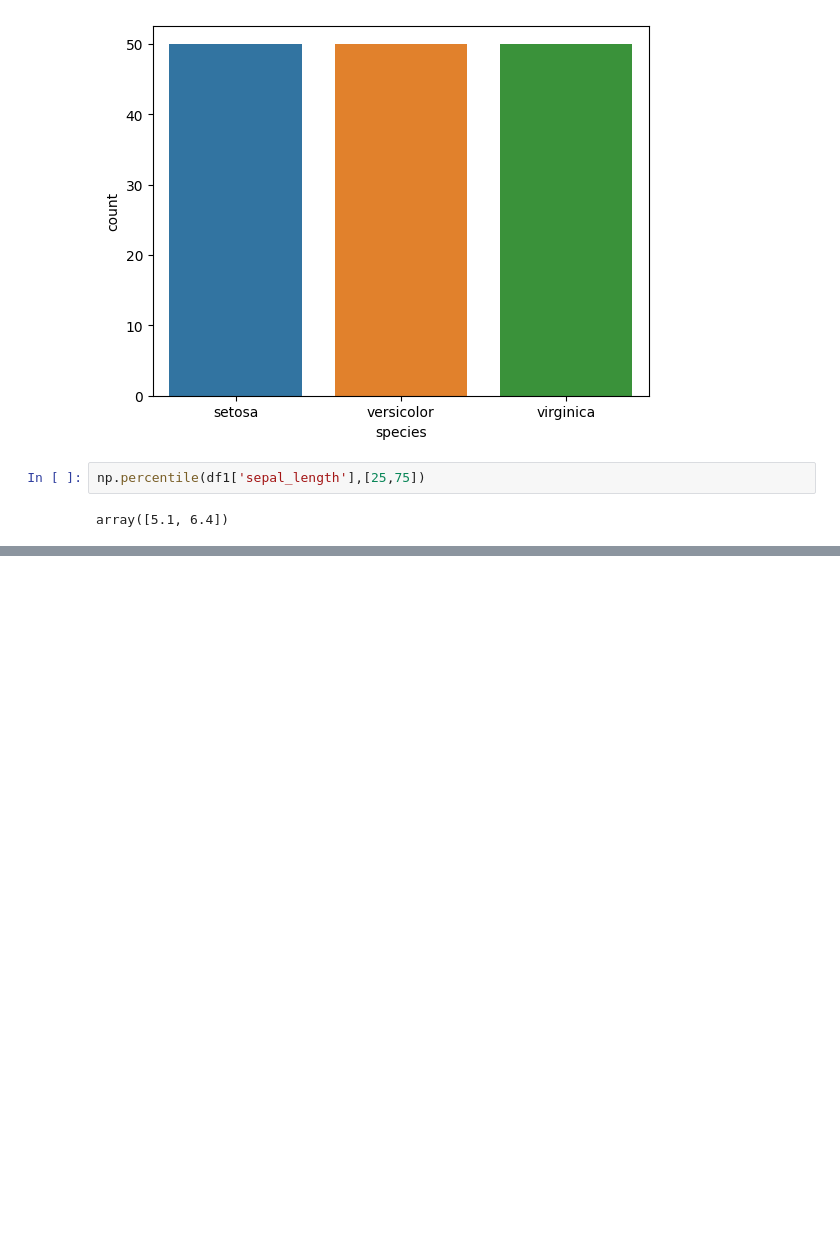
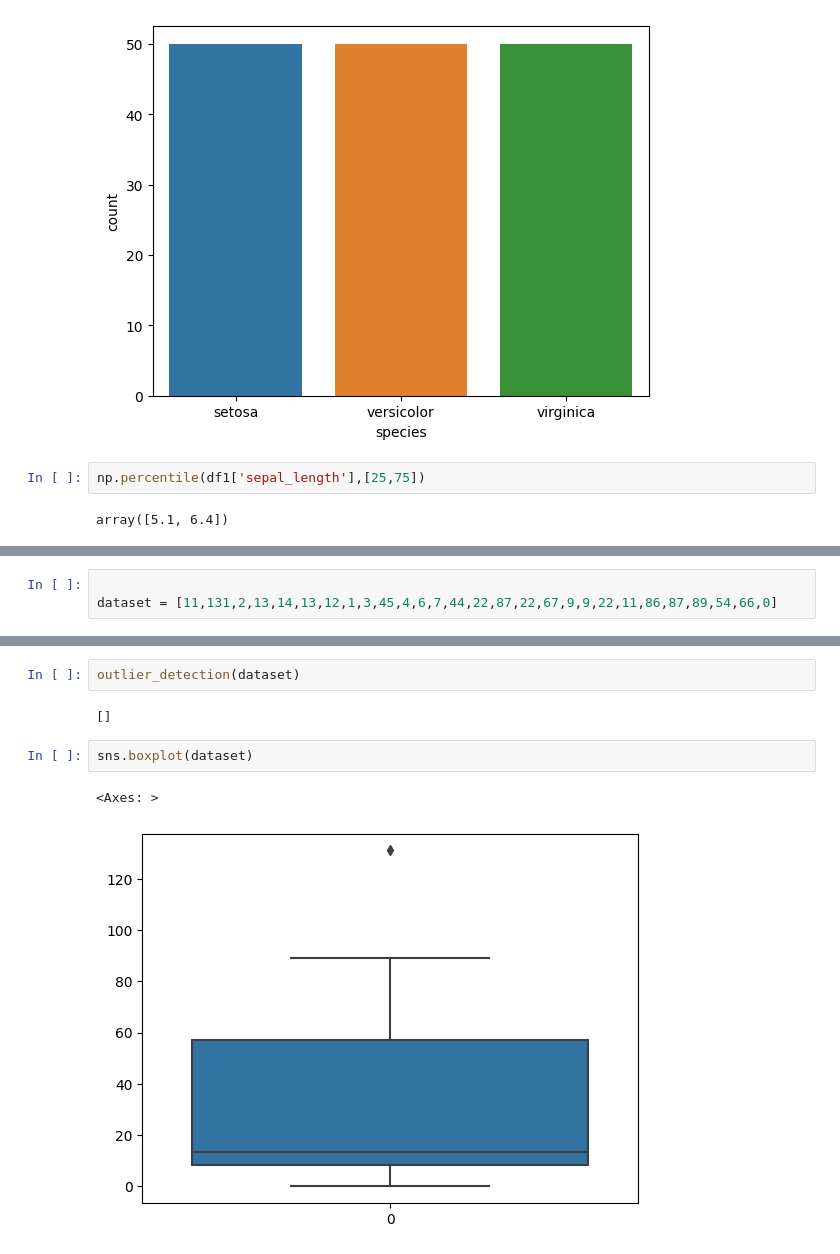
Before and after one commit to gokulmpg/Py_Overview, a Jupyter notebook: knaik-stats-datasci.ipynb, the cells around one changed output, grey strips where cells are left out. Cells and saved outputs as stored; diff of their text form; blank space fills up the shorter version.

```diff
--- a/knaik-stats-datasci.ipynb
+++ b/knaik-stats-datasci.ipynb
@@ -71,0 +64,3 @@ array([5.1, 6.4])
+# %%
+
+dataset = [11,131,2,13,14,13,12,1,3,45,4,6,7,44,22,87,22,67,9,9,22,11,86,87,89,54,66,0]
@@ -71,0 +80,9 @@ array([5.1, 6.4])
+# %%
+outlier_detection(dataset)
+# %% [output]
+[]
+# %%
+sns.boxplot(dataset)
+# %% [output]
+<Axes: >
+[figure, added]
```
Also changed, not shown: parts of 15 cells of this notebook.
